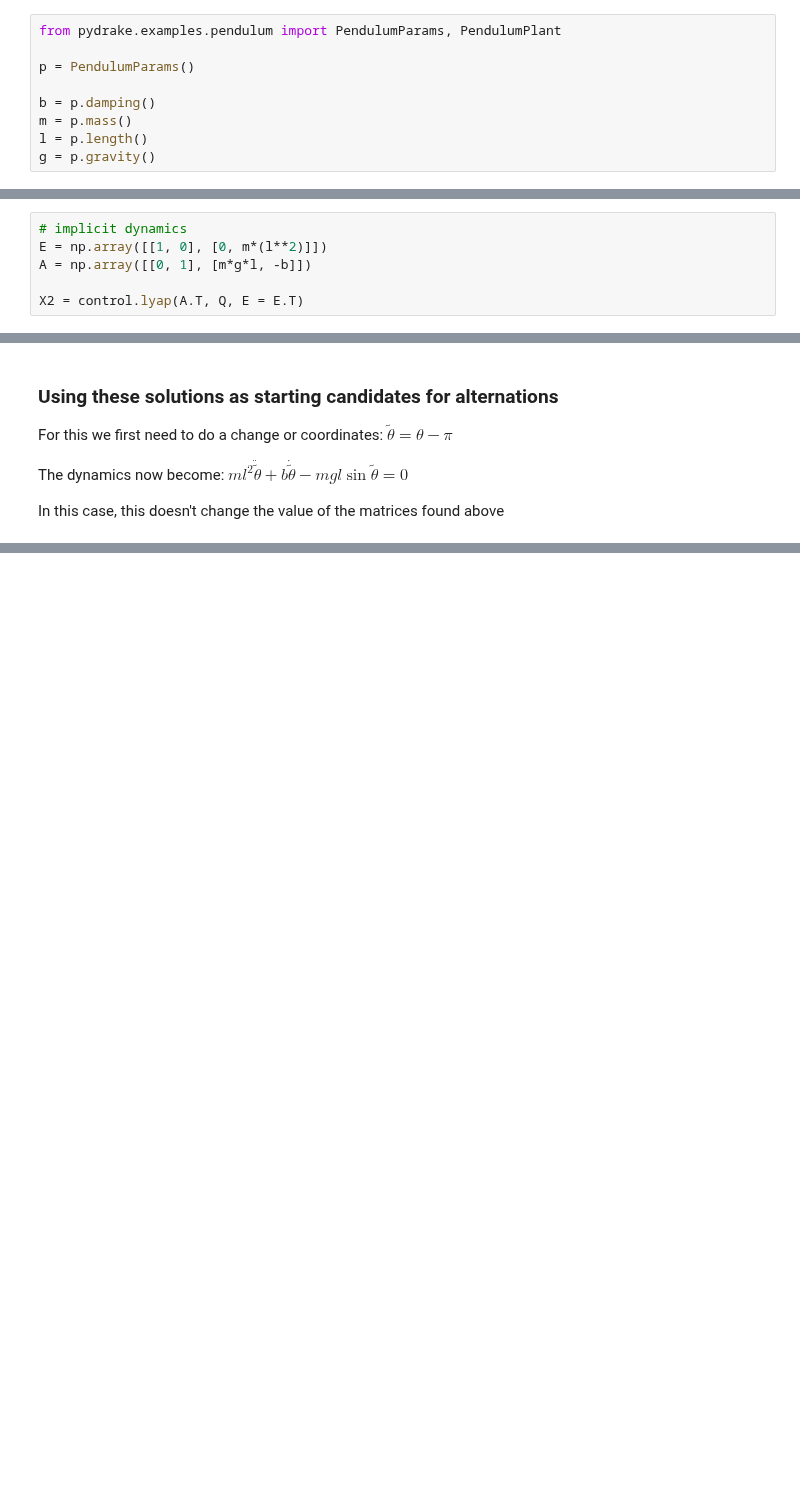
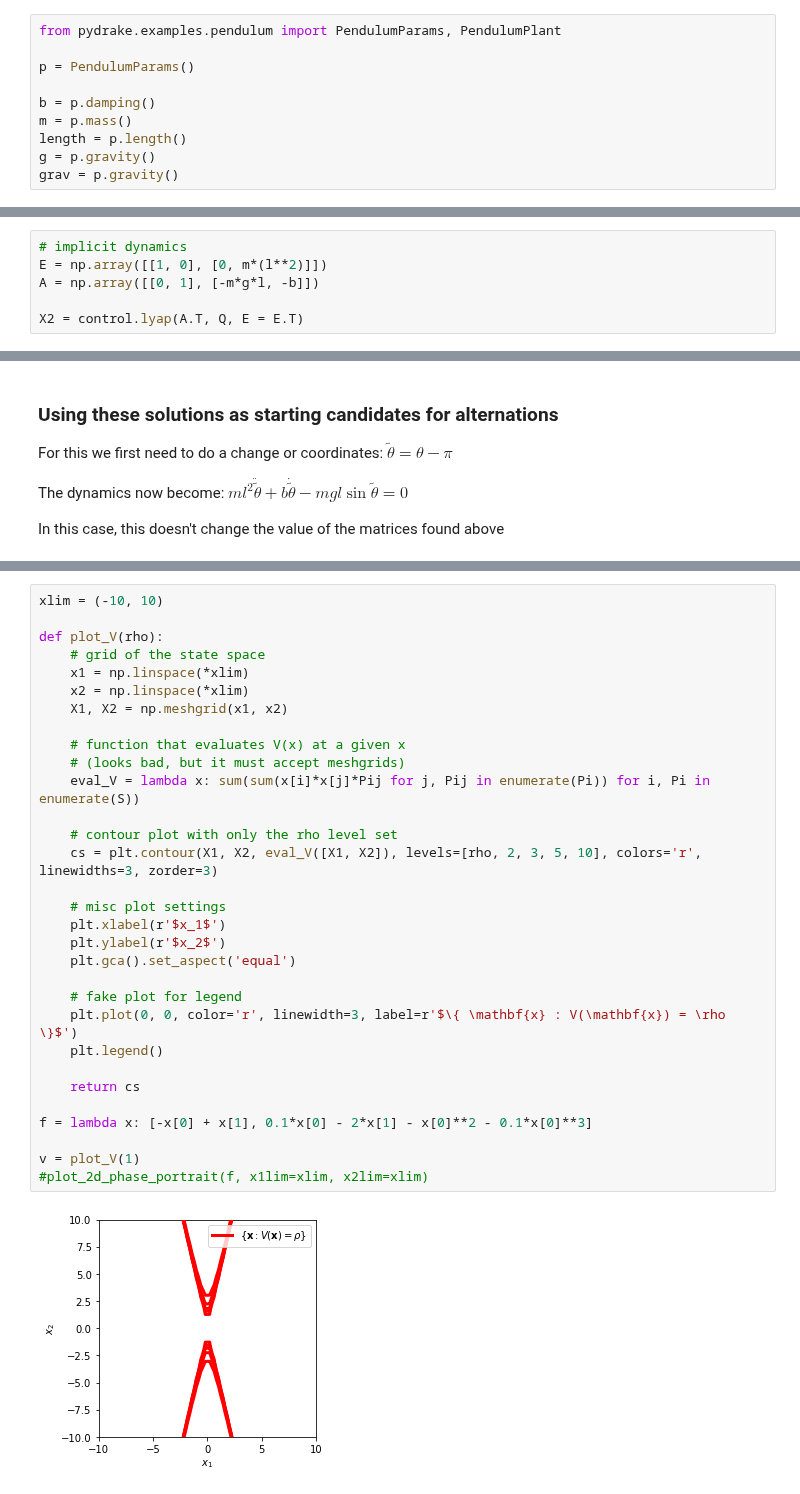
Before and after one commit to abhiagarwal-17/underactuated-edited, a Jupyter notebook: linear_lyapunov.ipynb, the cells around one changed output, grey strips where cells are left out. Saved outputs shown, nothing was run; the diff lists cells and outputs as text; blank space fills up the shorter version.

```diff
--- a/linear_lyapunov.ipynb
+++ b/linear_lyapunov.ipynb
@@ -275,8 +294,9 @@ p = PendulumParams()
 
 b = p.damping()
 m = p.mass()
-l = p.length()
+length = p.length()
 g = p.gravity()
+grav = p.gravity()
 # %% [markdown]
 ## Simple Pendulum Example
 # %%
@@ -305,6 +330,6 @@ array([[-23.28519368,  -0.0254842 ],
 # %%
 # implicit dynamics
 E = np.array([[1, 0], [0, m*(l**2)]])
-A = np.array([[0, 1], [m*g*l, -b]])
+A = np.array([[0, 1], [-m*g*l, -b]])
 
 X2 = control.lyap(A.T, Q, E = E.T)
@@ -330,0 +491,33 @@ In this case, this doesn't change the value of the matrices found above
+# %%
+xlim = (-10, 10)
+
+def plot_V(rho):
+    # grid of the state space
+    x1 = np.linspace(*xlim)
+    x2 = np.linspace(*xlim)
+    X1, X2 = np.meshgrid(x1, x2)
+
+    # function that evaluates V(x) at a given x
+    # (looks bad, but it must accept meshgrids)
+    eval_V = lambda x: sum(sum(x[i]*x[j]*Pij for j, Pij in enumerate(Pi)) for i, Pi in enumerate(S))
+
+    # contour plot with only the rho level set
+    cs = plt.contour(X1, X2, eval_V([X1, X2]), levels=[rho, 2, 3, 5, 10], colors='r', linewidths=3, zorder=3)
+
+    # misc plot settings
+    plt.xlabel(r'$x_1$')
+    plt.ylabel(r'$x_2$')
+    plt.gca().set_aspect('equal')
+
+    # fake plot for legend
+    plt.plot(0, 0, color='r', linewidth=3, label=r'$\{ \mathbf{x} : V(\mathbf{x}) = \rho \}$')
+    plt.legend()
+
+    return cs
+
+f = lambda x: [-x[0] + x[1], 0.1*x[0] - 2*x[1] - x[0]**2 - 0.1*x[0]**3]
+
+v = plot_V(1)
+#plot_2d_phase_portrait(f, x1lim=xlim, x2lim=xlim)
+# %% [output]
+[figure, added]
```
Also changed, not shown: parts of 13 cells of this notebook, 2 other files.
